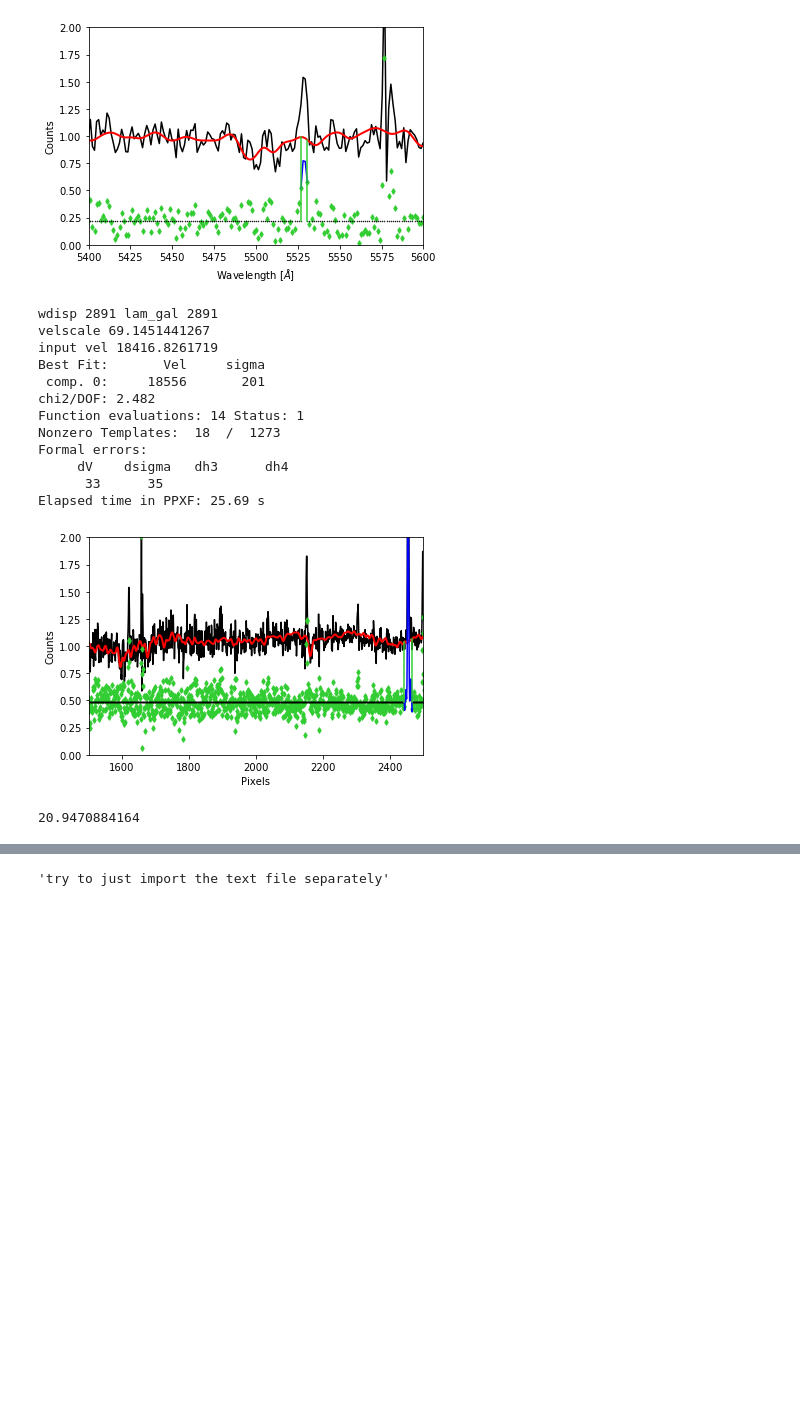
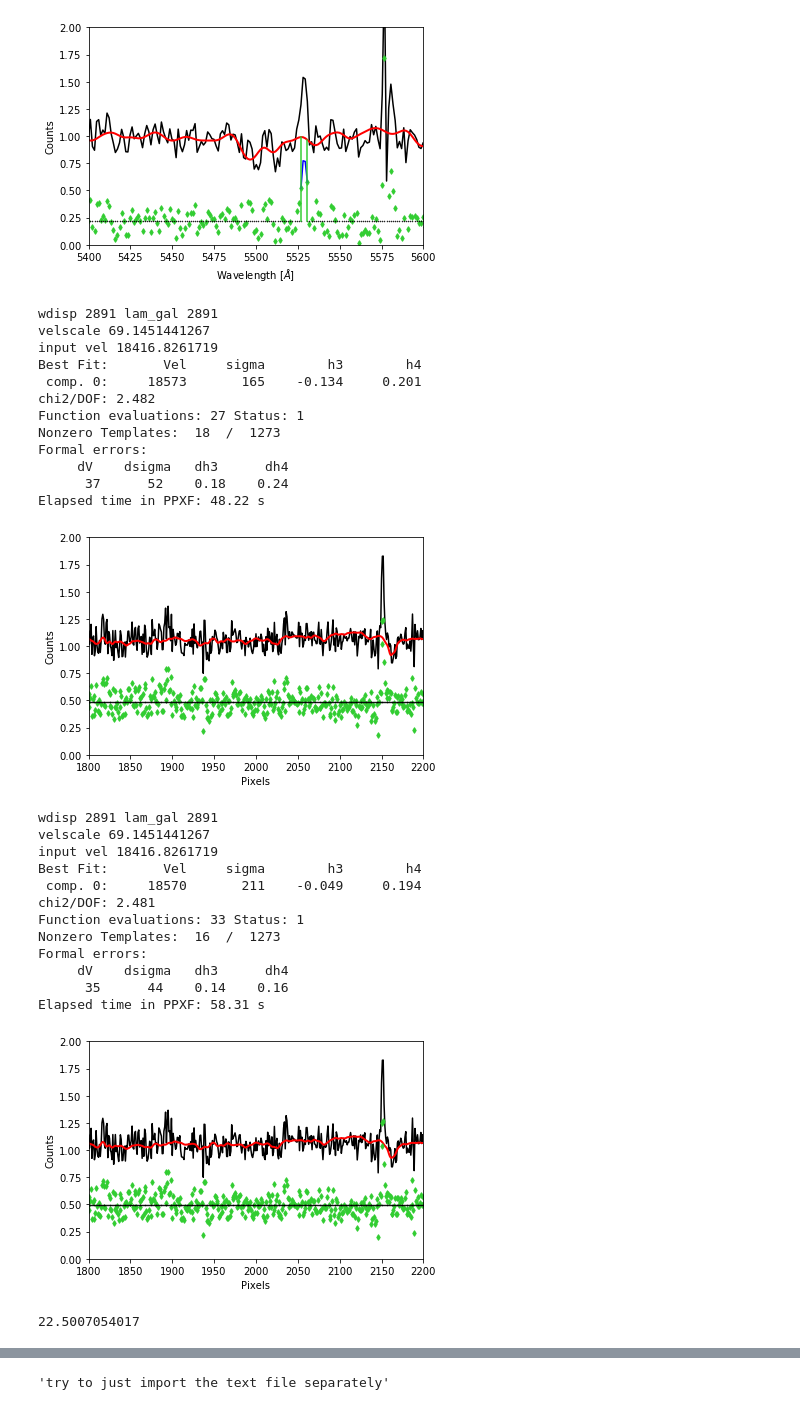
Before and after one commit to beckynevin/ppxf_MaNGA, a Jupyter notebook: pPXF_sdss.ipynb, the cells around one changed output, grey strips where cells are left out. Cells and saved outputs as stored; diff of their text form; code cells hidden in the pictures; blank space fills up the shorter version.

```diff
--- a/pPXF_sdss.ipynb
+++ b/pPXF_sdss.ipynb
@@ -95,30 +95,48 @@ Elapsed time in PPXF: 45.69 s
 [figure]
 # %%
 #y=ppxf_example_kinematics_sdss()
-y=ppxf_miles(2,'no')
+#bias=[0]
+#for i in range(1):
+#    y=ppxf_miles(2,'no', bias[i])
+y=ppxf_miles(2,'no',0,'yes')
+y=ppxf_miles(2,'no',0,'no')
+
 def gauss_1(x,*p):
     A, mu, sigma, slope, height=p
     return A*numpy.exp(-(x-mu)**2/(2.*sigma**2))+slope*x+height
 
 lams=y[0]
 gals=y[1]
 err=y[2]
 print(err)
 # %% [output]
 wdisp 2891 lam_gal 2891
 velscale 69.1451441267
 input vel 18416.8261719
-Best Fit:       Vel     sigma
- comp. 0:     18556       201
+Best Fit:       Vel     sigma        h3        h4
+ comp. 0:     18573       165    -0.134     0.201
 chi2/DOF: 2.482
-Function evaluations: 14 Status: 1
+Function evaluations: 27 Status: 1
 Nonzero Templates:  18  /  1273
 Formal errors:
      dV    dsigma   dh3      dh4
-      33      35
-Elapsed time in PPXF: 25.69 s
+      37      52    0.18    0.24
+Elapsed time in PPXF: 48.22 s
-[figure, old version]
+[figure, new version]
-20.9470884164
+wdisp 2891 lam_gal 2891
+velscale 69.1451441267
+input vel 18416.8261719
+Best Fit:       Vel     sigma        h3        h4
+ comp. 0:     18570       211    -0.049     0.194
+chi2/DOF: 2.481
+Function evaluations: 33 Status: 1
+Nonzero Templates:  16  /  1273
+Formal errors:
+     dV    dsigma   dh3      dh4
+      35      44    0.14    0.16
+Elapsed time in PPXF: 58.31 s
+[figure, added]
+22.5007054017
 # %%
 
 redshift_J1354 = 0.0633581002031
```
Also changed, not shown: parts of 5 cells of this notebook.
